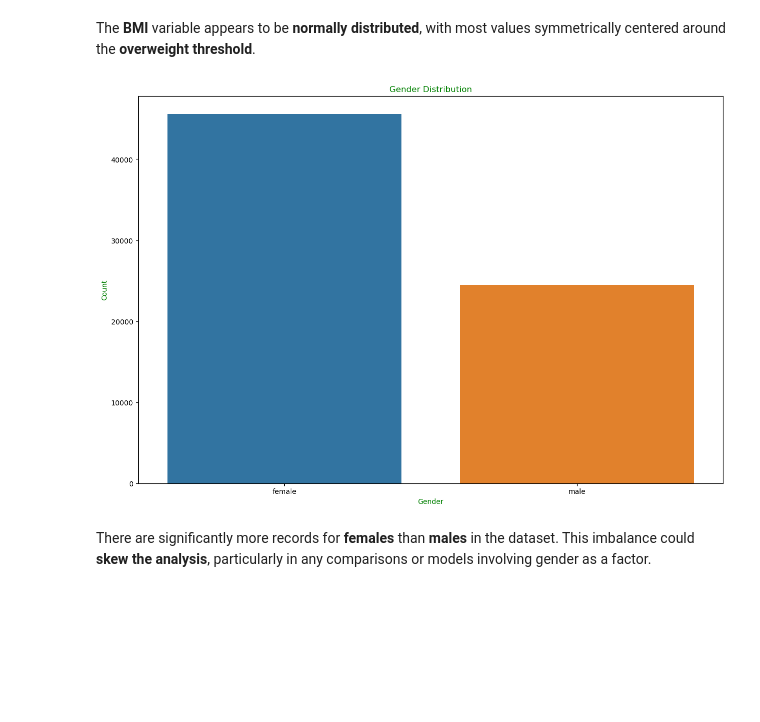
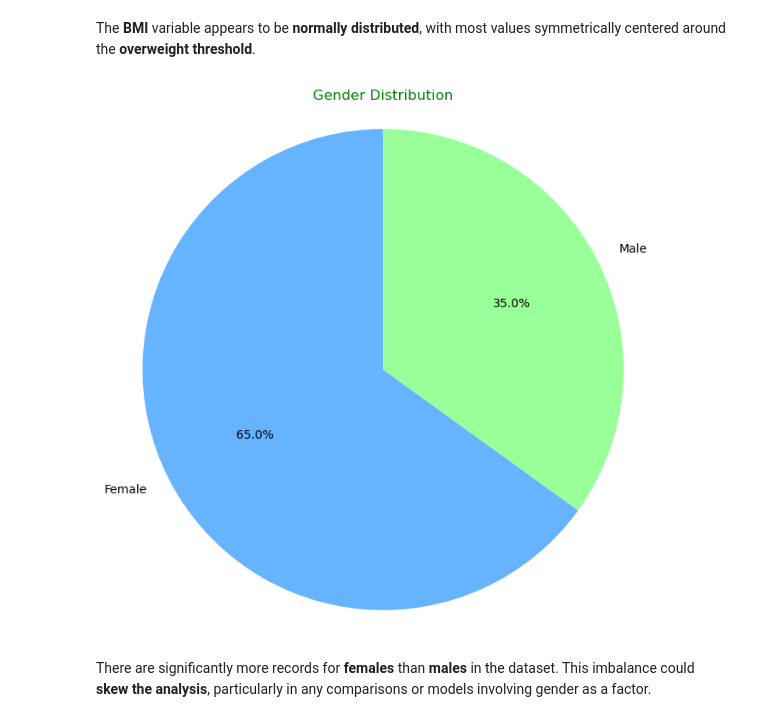
Before and after one commit to kev-analytic/Cardiovascular-Disease-Risk-Factor-Analysis, a Jupyter notebook: notebook.ipynb, the cells around one changed output. Drawn from its saved outputs; the diff is of its cells as text; code cells hidden in the pictures; blank space fills up the shorter version.

```diff
--- a/notebook.ipynb
+++ b/notebook.ipynb
@@ -310,20 +312,22 @@ plt.show()
 [figure]
 # %% [markdown]
  The **BMI** variable appears to be **normally distributed**, with most values symmetrically centered around the **overweight threshold**.
-# %%
-# Create a bar plot of gender distribution
-gender_value_counts=df_new["gender"].value_counts()
-plt.figure(figsize=(15, 10))
-sns.barplot(x=gender_value_counts.index, y=gender_value_counts.values)
-
-# Add labels and title
-plt.xlabel("Gender",color="g")
-plt.ylabel("Count",color="g")
-plt.title("Gender Distribution",color="g")
-plt.xticks([0,1],["female","male"])
-plt.show()
-# %% [output]
-[figure, removed]
+# %%
+# Gender value counts
+gender_value_counts = df_new["gender"].value_counts()
+
+# Labels for the pie chart (assuming 0 = female, 1 = male)
+labels = ['Female', 'Male']
+
+# Create pie chart
+plt.figure(figsize=(8, 8))
+plt.pie(gender_value_counts.values, labels=labels, autopct='%1.1f%%', startangle=90, colors=['#66b3ff','#99ff99'])
+plt.title('Gender Distribution', color='green')
+plt.axis('equal')  # Equal aspect ratio ensures the pie is circular.
+
+plt.show()
+# %% [output]
+[figure, added]
 # %% [markdown]
 There are significantly more records for **females** than **males** in the dataset. This imbalance could **skew the analysis**, particularly in any comparisons or models involving gender as a factor.
 # %%
```
Also changed, not shown: parts of 31 cells of this notebook.
